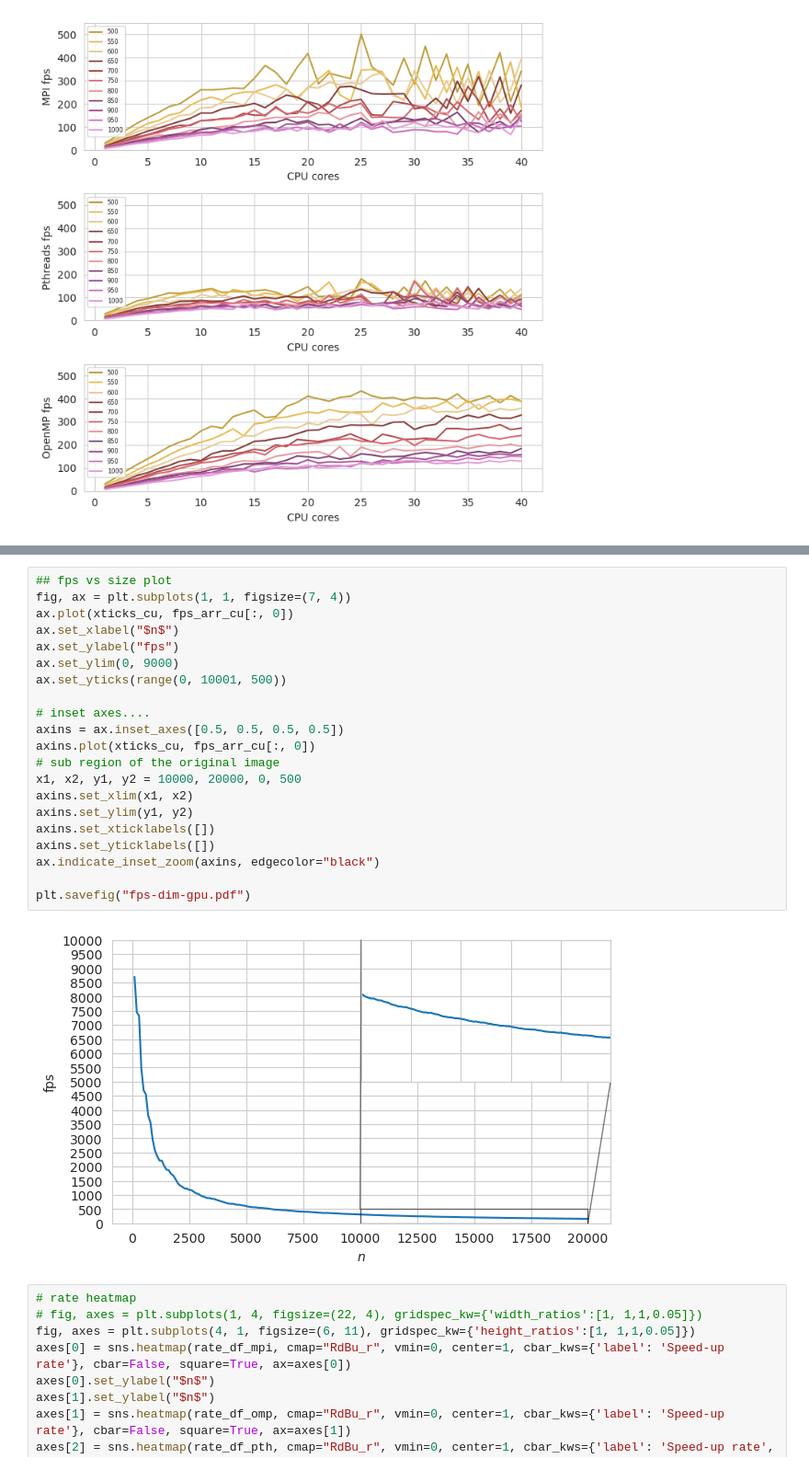
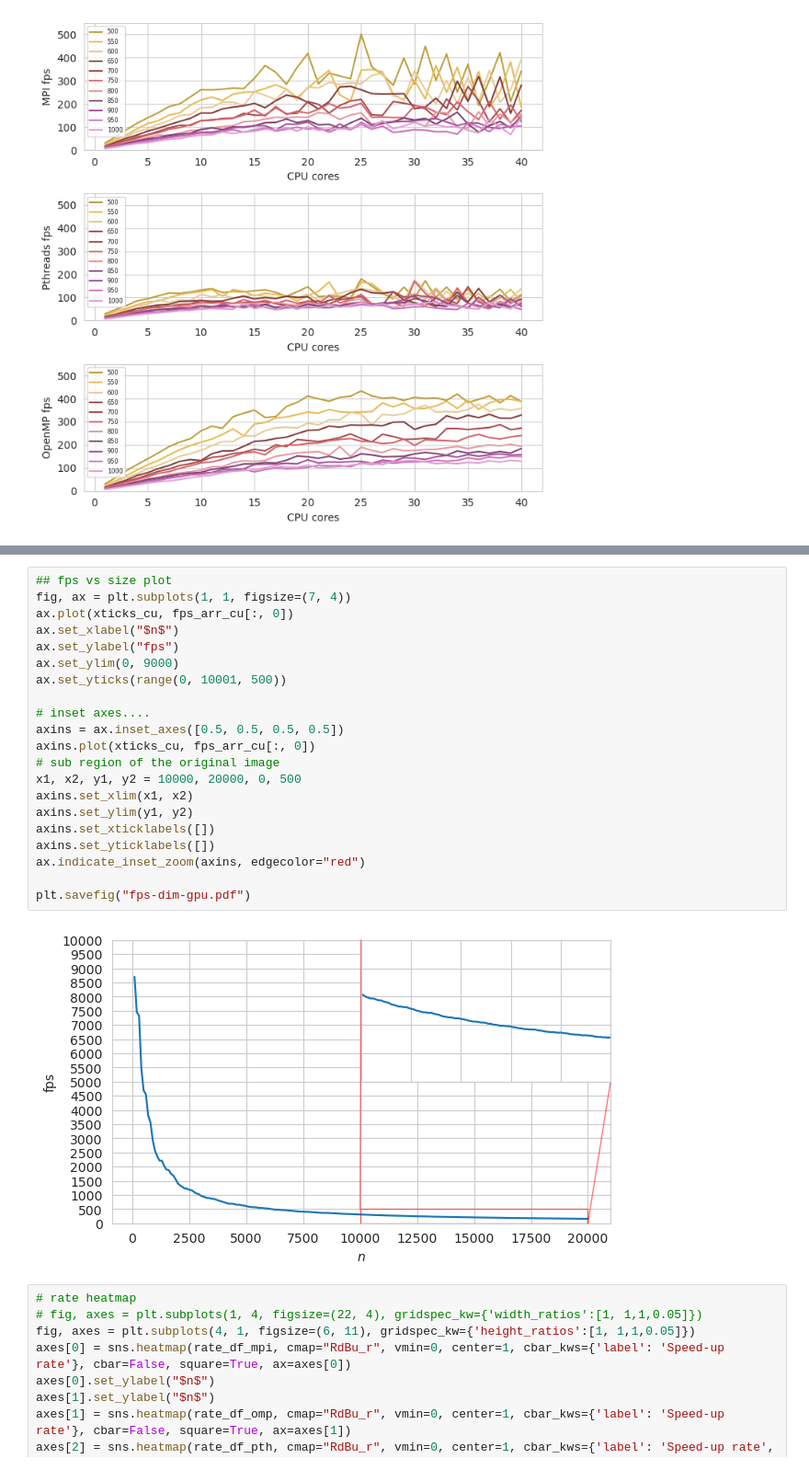
Before and after one commit to haoran0115/CSC4005-FA22, a Jupyter notebook: hw03/analysis/main.ipynb, the cells around one changed output, grey strips where cells are left out. Shown: that part at 92% size. Saved outputs shown, nothing was run; the diff lists cells and outputs as text.

```diff
--- a/hw03/analysis/main.ipynb
+++ b/hw03/analysis/main.ipynb
@@ -119,26 +120,26 @@ plt.savefig("fps-dim-cpu.pdf")
 # %%
 ## fps vs size plot
 fig, ax = plt.subplots(1, 1, figsize=(7, 4))
 ax.plot(xticks_cu, fps_arr_cu[:, 0])
 ax.set_xlabel("$n$")
 ax.set_ylabel("fps")
 ax.set_ylim(0, 9000)
 ax.set_yticks(range(0, 10001, 500))
 
 # inset axes....
 axins = ax.inset_axes([0.5, 0.5, 0.5, 0.5])
 axins.plot(xticks_cu, fps_arr_cu[:, 0])
 # sub region of the original image
 x1, x2, y1, y2 = 10000, 20000, 0, 500
 axins.set_xlim(x1, x2)
 axins.set_ylim(y1, y2)
 axins.set_xticklabels([])
 axins.set_yticklabels([])
-ax.indicate_inset_zoom(axins, edgecolor="black")
+ax.indicate_inset_zoom(axins, edgecolor="red")
 
 plt.savefig("fps-dim-gpu.pdf")
 # %% [output]
-[figure, old version]
+[figure, new version]
 # %%
 # rate heatmap
 # fig, axes = plt.subplots(1, 4, figsize=(22, 4), gridspec_kw={'width_ratios':[1, 1,1,0.05]})
```
Also changed, not shown: parts of 1 cell of this notebook, 5 other files.
